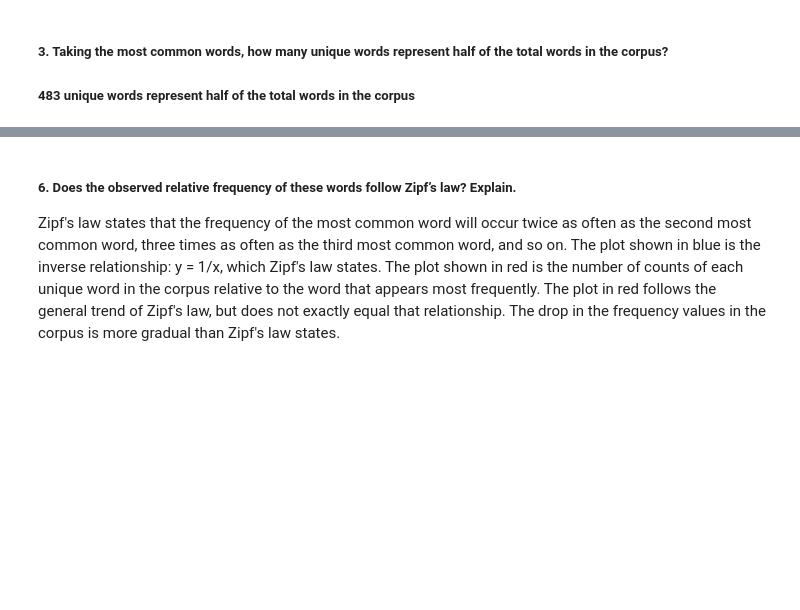
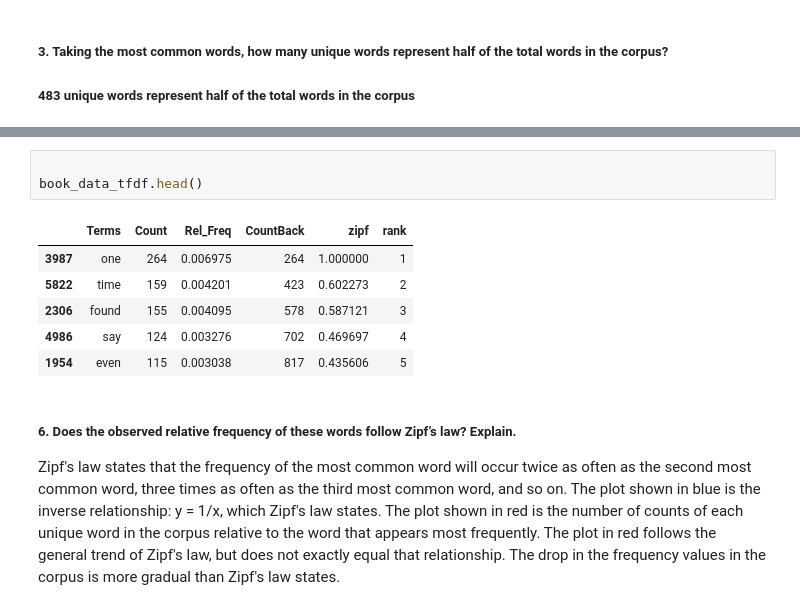
Before and after one commit to Rajwantmishra/620Group, a Jupyter notebook: W4-P2/EdgarAllanPoe_HighFrequency_Words.ipynb, the cells around one changed output, grey strips where cells are left out. Cells and saved outputs as stored; diff of their text form; blank space fills up the shorter version.

```diff
--- a/W4-P2/EdgarAllanPoe_HighFrequency_Words.ipynb
+++ b/W4-P2/EdgarAllanPoe_HighFrequency_Words.ipynb
@@ -539,3 +555,13 @@ plt.show(block=True)
+# %%
+
+book_data_tfdf.head()
+# %% [output]
+|  | Terms | Count | Rel_Freq | CountBack | zipf | rank |
+| 3987 | one | 264 | 0.006975 | 264 | 1.000000 | 1 |
+| 5822 | time | 159 | 0.004201 | 423 | 0.602273 | 2 |
+| 2306 | found | 155 | 0.004095 | 578 | 0.587121 | 3 |
+| 4986 | say | 124 | 0.003276 | 702 | 0.469697 | 4 |
+| 1954 | even | 115 | 0.003038 | 817 | 0.435606 | 5 |
 # %% [markdown]
 ##### 6. Does the observed relative frequency of these words follow Zipf’s law?  Explain.
 Zipf's law states that the frequency of the most common word will occur twice as often as the second most common word, three times as often as the third most common word, and so on.  The plot shown in blue is the inverse relationship: y = 1/x, which Zipf's law states.  The plot shown in red is the number of counts of each unique word in the corpus relative to the word that appears most frequently.  The plot in red follows the general trend of Zipf's law, but does not exactly equal that relationship.  The drop in the frequency values in the corpus is more gradual than Zipf's law states.
```
Also changed, not shown: parts of 8 cells of this notebook.
